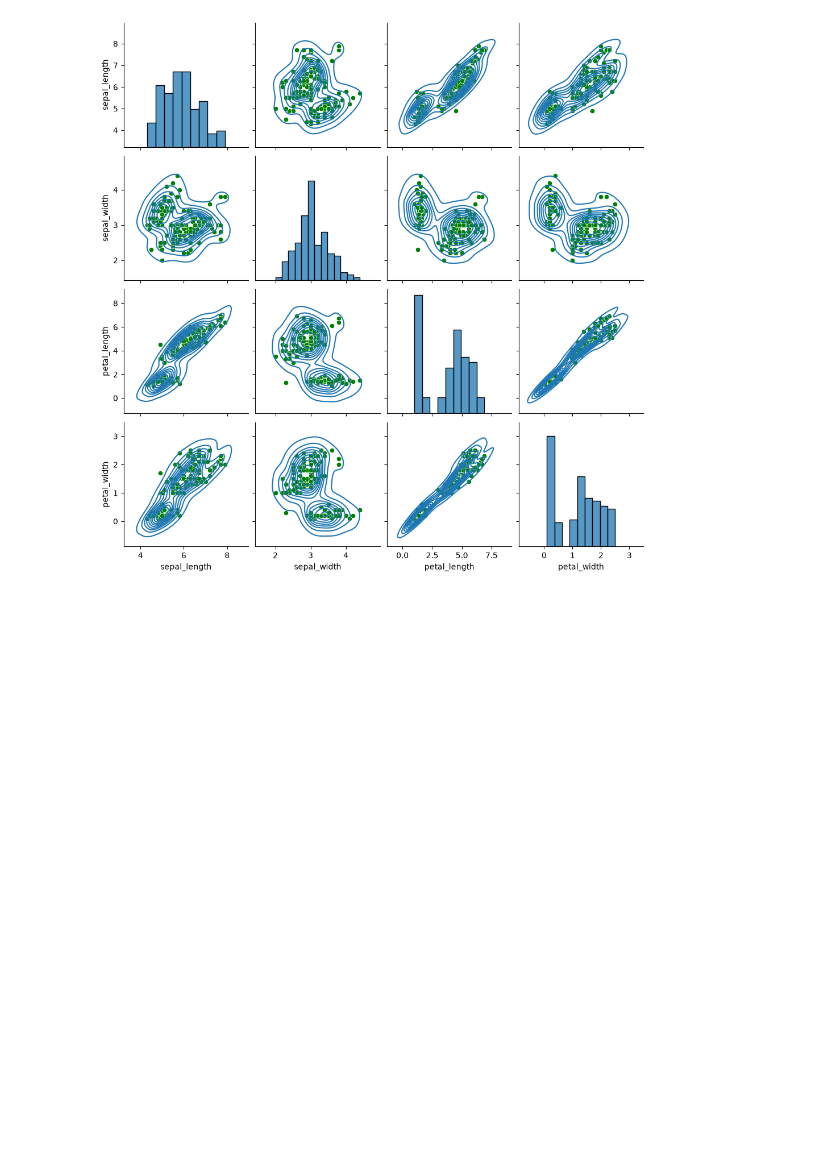
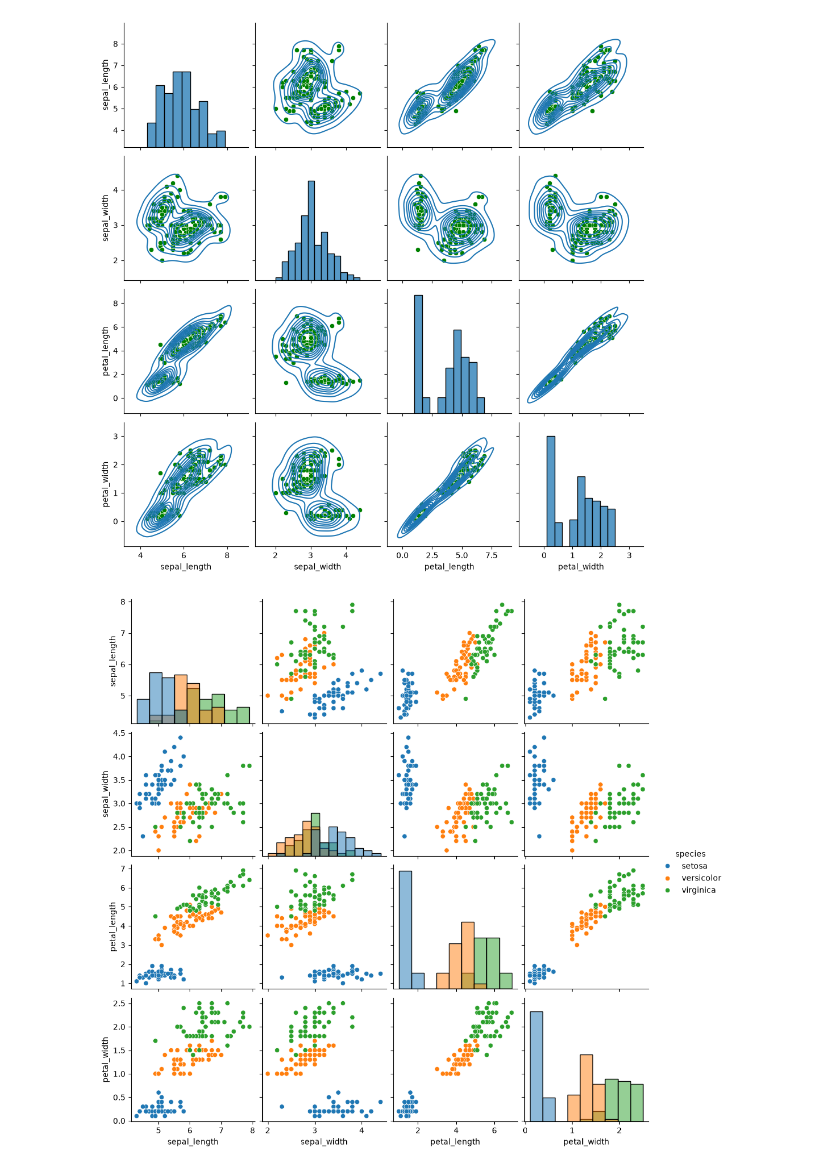
Before and after one commit to Haerulanwar05/Zero-To-ML-Engineer, a Jupyter notebook: Seaborn/seaborn_Pairplot.ipynb, the cells around one changed output. Saved outputs shown, nothing was run; the diff lists cells and outputs as text; code cells hidden in the pictures; blank space fills up the shorter version.

Commit message:
feat: add Seaborn pairplot analysis notebook

```diff
--- a/Seaborn/seaborn_Pairplot.ipynb
+++ b/Seaborn/seaborn_Pairplot.ipynb
@@ -58,3 +58,14 @@ l.map_lower(sns.kdeplot)
 # %% [output]
 <seaborn.axisgrid.PairGrid at 0x...>
 [figure]
+# %%
+# Memaksa diagonal menggunakan histogram meskipun menggunakan hue
+sns.pairplot(
+    data=iris,
+    hue='species',
+    diag_kind='hist',
+    palette='tab10'
+)
+plt.show()
+# %% [output]
+[figure, added]
```
Also changed, not shown: parts of 3 cells of this notebook.
